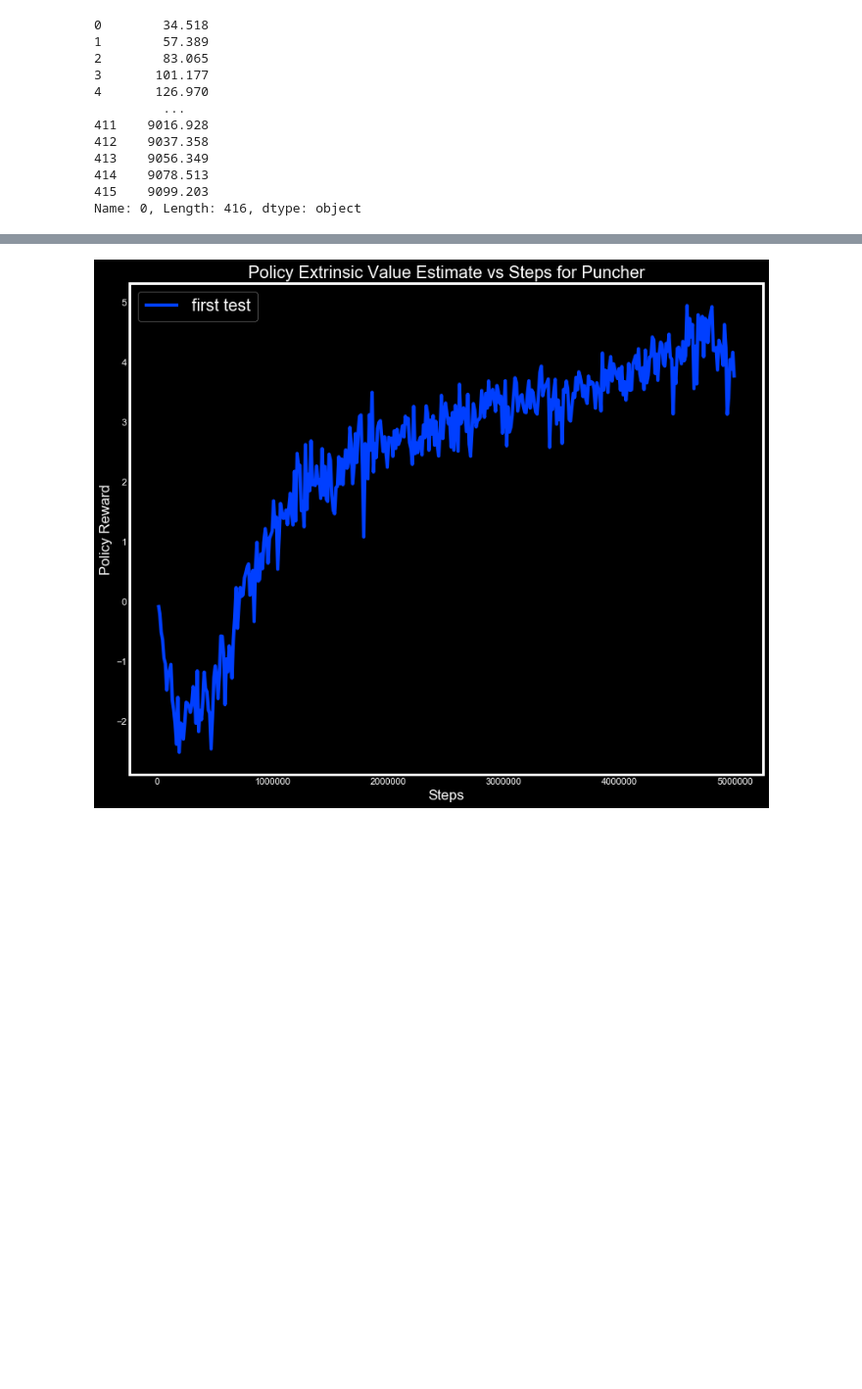
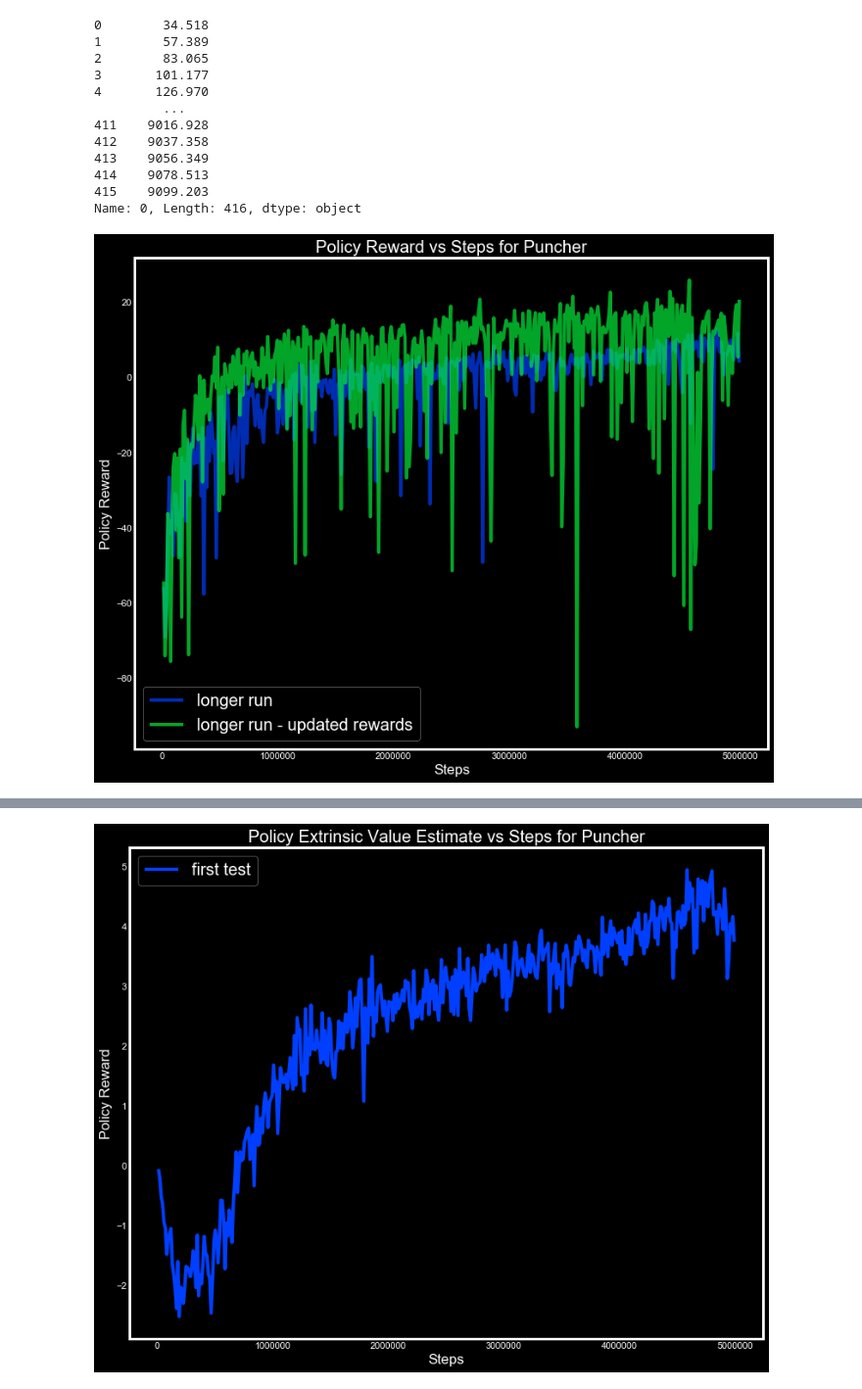
Before and after one commit to rasbot/9_to_5_Smash_It_AI, a Jupyter notebook: Data_Analysis.ipynb, the cells around one changed output, grey strips where cells are left out. Shown at 98% size. Drawn from its saved outputs; the diff is of its cells as text; code cells hidden in the pictures; blank space fills up the shorter version.

```diff
--- a/Data_Analysis.ipynb
+++ b/Data_Analysis.ipynb
@@ -67,3 +121,27 @@ Name: 0, Length: 416, dtype: object
 # %%
 for i in range(puncher_times.shape[0]):
     puncher_times.iloc[i] = puncher_times.iloc[i].str.split('Time Elapsed: ')[0][1].split(' s ')[0]
+# %%
+df1_x, df1_y = get_reward_data('data/Puncher_Run1_Puncher.csv', 'Steps', 'Policy/Extrinsic Reward')
+df2_x, df2_y = get_reward_data('data/Puncher_Run2_Puncher.csv', 'Steps', 'Policy/Extrinsic Reward')
+df3_x, df3_y = get_reward_data('data/Puncher_3_Puncher.csv', 'Steps', 'Policy/Extrinsic Reward')
+df4_x, df4_y = get_reward_data('data/Puncher_4_Puncher.csv', 'Steps', 'Policy/Extrinsic Reward')
+
+xlabel = 'Steps'
+ylabel = 'Policy Reward'
+
+fig, axs = plt.subplots(figsize=(12,10))
+# axs.plot(df1_x, df1_y, label='initial short run', alpha=1.0)
+axs.plot(df2_x, df2_y, label='longer run', alpha=0.7)
+axs.plot(df3_x, df3_y, label='longer run - updated rewards', alpha=0.7)
+# axs.plot(df4_x, df4_y, label='higher reward for looking', alpha=0.7)
+axs.grid(False)
+axs.legend(fontsize=20)
+axs.set_xlabel(xlabel)
+axs.set_ylabel(ylabel)
+axs.set_title(f"{ylabel} vs {xlabel} for Puncher")
+plt.savefig('reward_2runs_puncher.png')
+plt.show()
+# single_plot(df1_x, df1_y, 'Steps', 'Policy Reward', 'springgreen')
+# %% [output]
+[figure, added]
```
Also changed, not shown: parts of 12 cells of this notebook.
